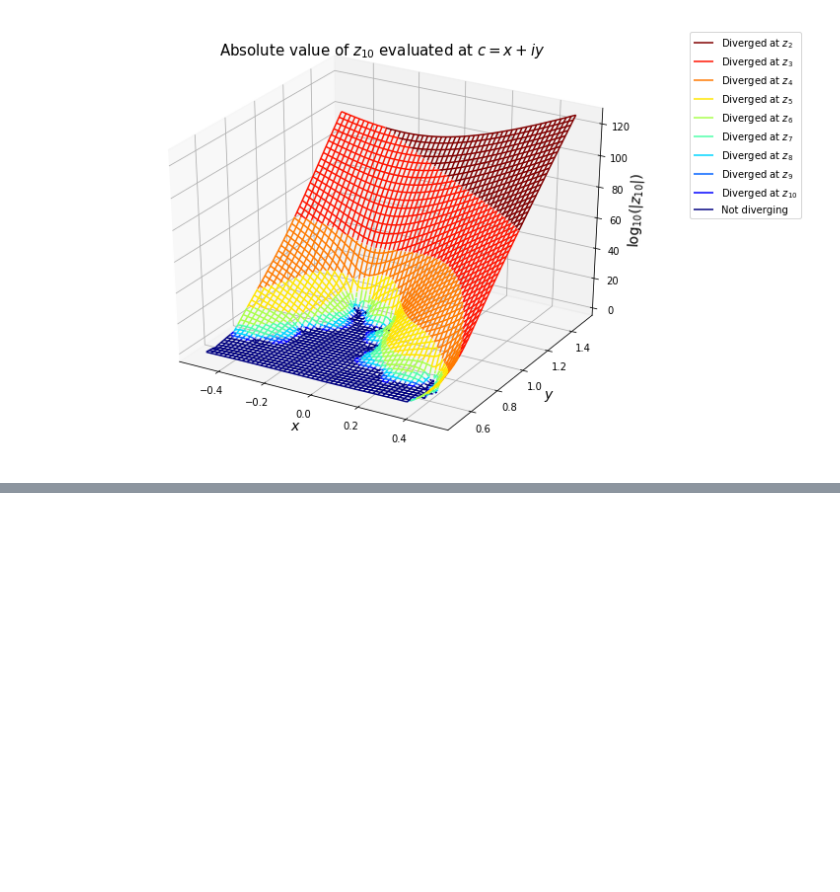
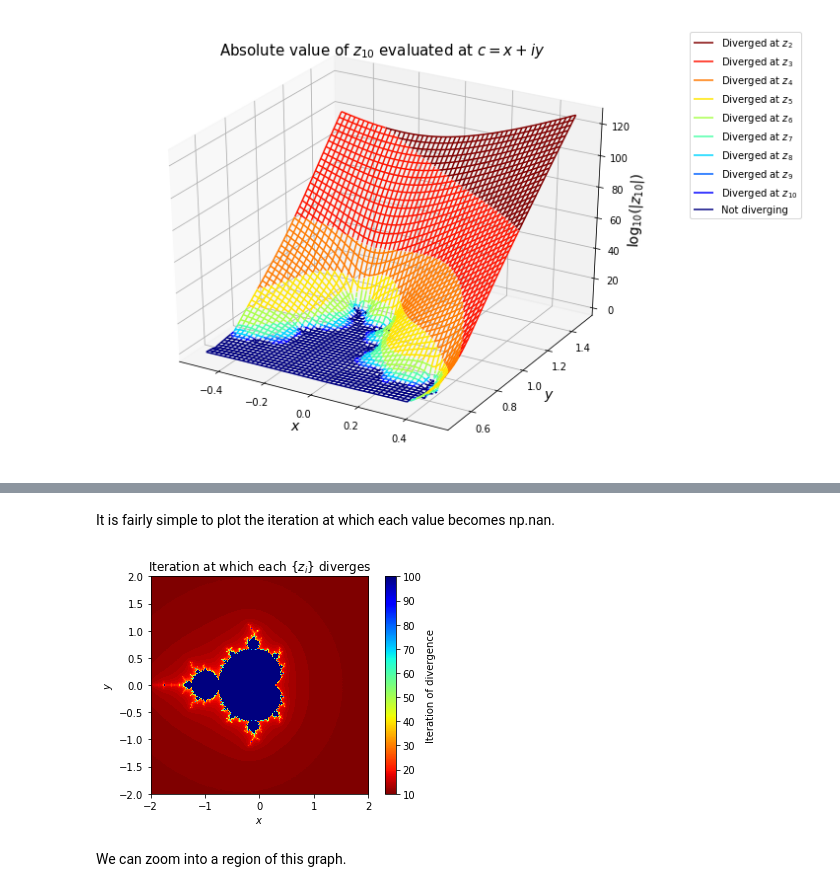
Before and after one commit to mwbub/Bub_Mathew_Assignment1, a Jupyter notebook: question4/question4.ipynb, the cells around one changed output, grey strips where cells are left out. Cells and saved outputs as stored; diff of their text form; code cells hidden in the pictures; blank space fills up the shorter version.

```diff
--- a/question4/question4.ipynb
+++ b/question4/question4.ipynb
@@ -147,0 +166,17 @@ plt.show()
+# %% [markdown]
+It is fairly simple to plot the iteration at which each value becomes np.nan.
+# %%
+zv = np.zeros(vals[0].shape)
+for val in vals:
+    zv += np.isnan(val)
+zv = 100 - zv
+plt.imshow(zv, cmap = 'jet_r', extent = [-2,2,-2,2])
+plt.xlabel('$x$')
+plt.ylabel('$y$')
+plt.title('Iteration at which each $\{z_i\}$ diverges')
+plt.colorbar(label = 'Iteration of divergence')
+plt.show()
+# %% [output]
+[figure, added]
+# %% [markdown]
+We can zoom into a region of this graph.
```
Also changed, not shown: parts of 9 cells of this notebook, 1 other file.
